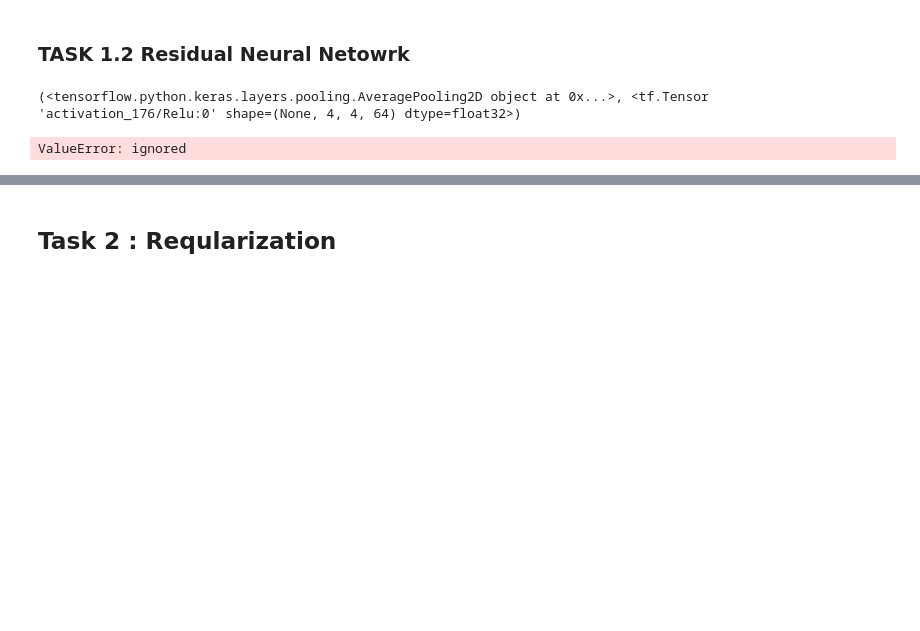
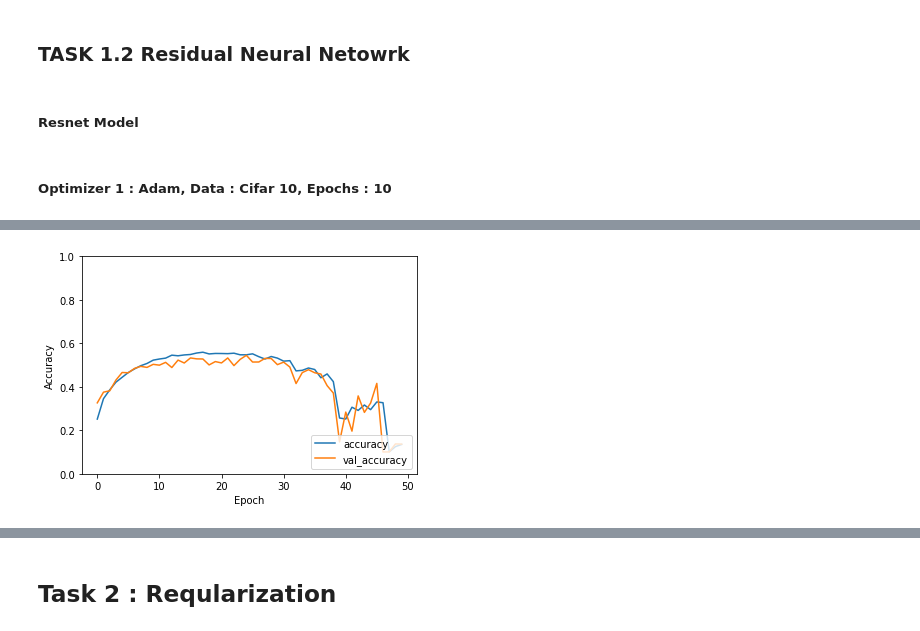
Before and after one commit to rajprasad001/deep_learning_concepts, a Jupyter notebook: Project_Assignment.ipynb, the cells around one changed output, grey strips where cells are left out. Saved outputs shown, nothing was run; the diff lists cells and outputs as text; code cells hidden in the pictures; blank space fills up the shorter version.

Commit message:
training resnet

```diff
--- a/Project_Assignment.ipynb
+++ b/Project_Assignment.ipynb
@@ -322,4 +310,6 @@ Test Data Loss : 0.9721794724464417, Test Data Accuracy : 0.6843000054359436
 [figure]
 # %% [markdown]
 ### TASK 1.2  Residual Neural Netowrk
+# %% [markdown]
+##### Resnet Model
 # %%
@@ -383,6 +390,5 @@ def resnet(inp):
-# %%
-inp = tf.keras.layers.Input((32,32,3))
-a = resnet(inp)
-# %% [output]
-(<tensorflow.python.keras.layers.pooling.AveragePooling2D object at 0x...>, <tf.Tensor 'activation_176/Relu:0' shape=(None, 4, 4, 64) dtype=float32>)
-ValueError: ignored
+# %% [markdown]
+##### Optimizer 1 : Adam, Data : Cifar 10, Epochs : 10
+# %%
+opt_adam_resnet= resnet('adam',cifar_train_x,cifar_train_y,50,cifar_val_x,cifar_val_y,cifar_test_x,cifar_test_y)
+# %% [output]
@@ -388,0 +412 @@ ValueError: ignored
+[figure, added]
```
Also changed, not shown: parts of 8 cells of this notebook.
